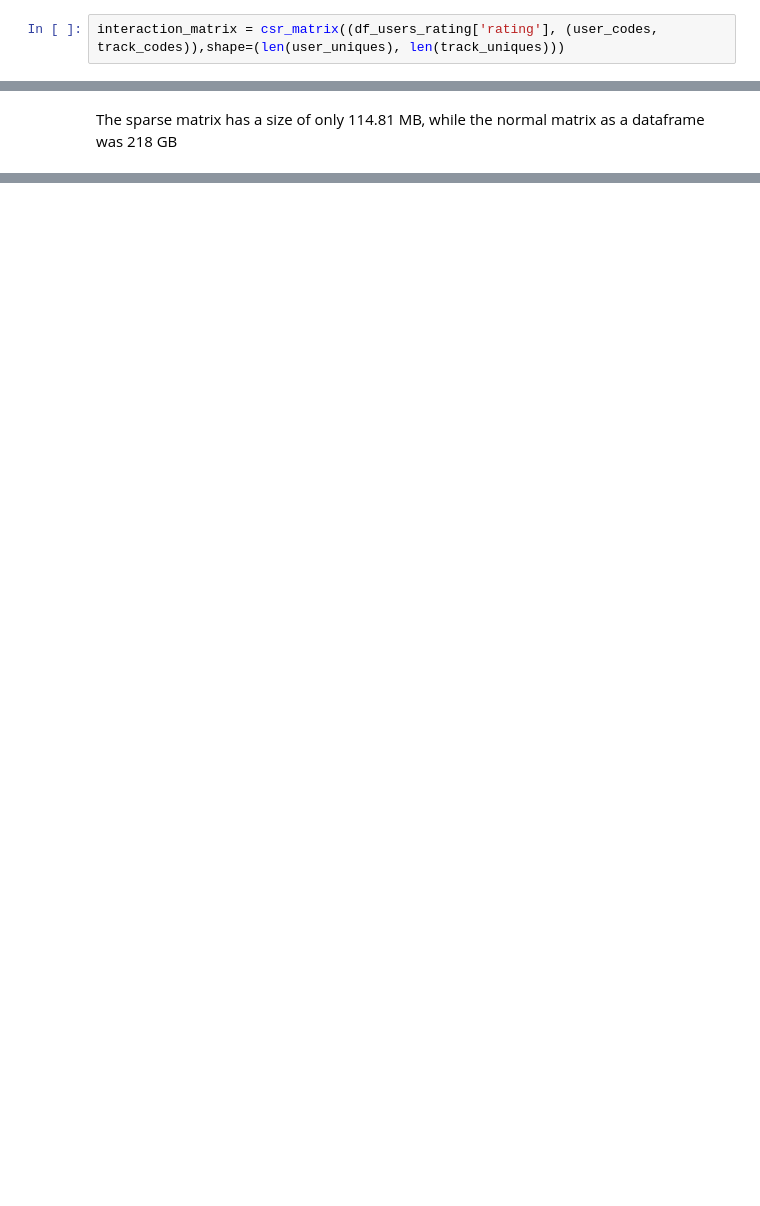
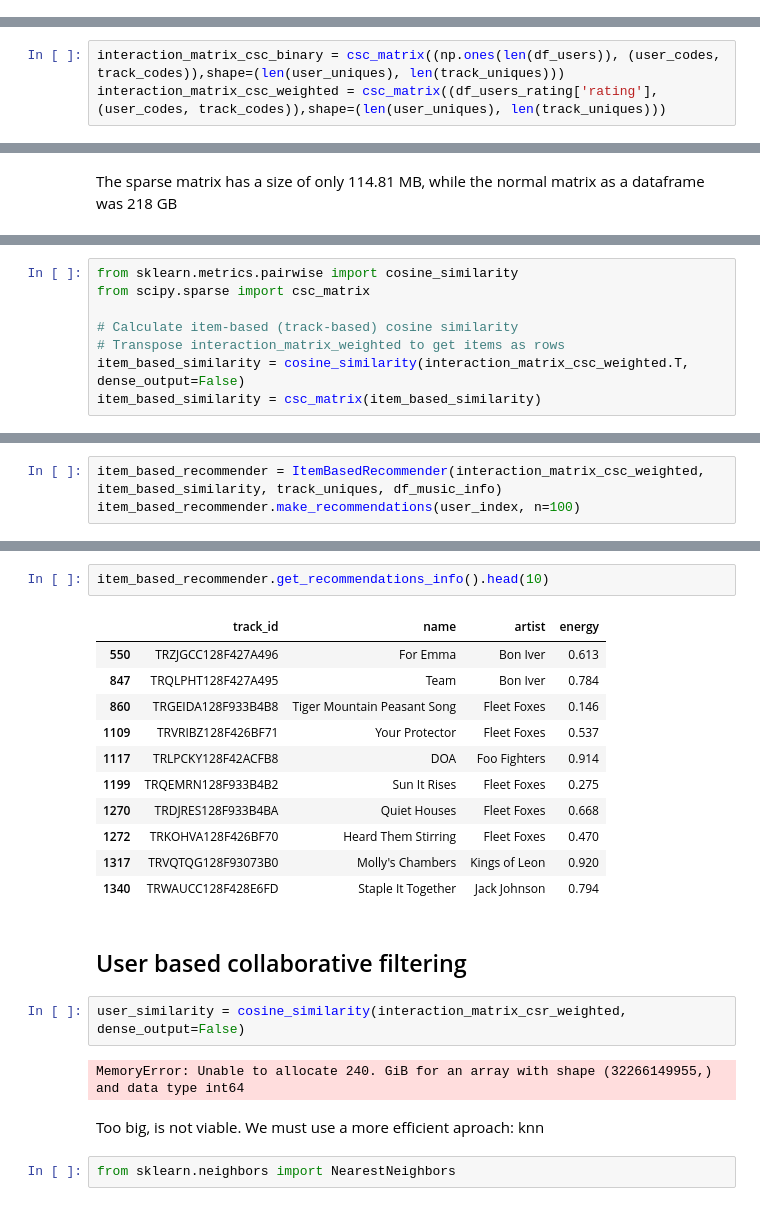
Before and after one commit to dahermar/TFM-Music-Recommendation-System, a Jupyter notebook: System/collaborative_filtering.ipynb, the cells around one changed output, grey strips where cells are left out. Cells and saved outputs as stored; diff of their text form; blank space fills up the shorter version.

Commit message:
Item and user based collaborative filtering

```diff
--- a/System/collaborative_filtering.ipynb
+++ b/System/collaborative_filtering.ipynb
@@ -153,2 +162,0 @@ We create the interaction matrix as a sparse csr matrix
-# %%
-interaction_matrix = csr_matrix((df_users_rating['rating'], (user_codes, track_codes)),shape=(len(user_uniques), len(track_uniques)))
@@ -154,0 +166,3 @@ interaction_matrix = csr_matrix((df_users_rating['rating'], (user_codes, track_c
+# %%
+interaction_matrix_csc_binary = csc_matrix((np.ones(len(df_users)), (user_codes, track_codes)),shape=(len(user_uniques), len(track_uniques)))
+interaction_matrix_csc_weighted = csc_matrix((df_users_rating['rating'], (user_codes, track_codes)),shape=(len(user_uniques), len(track_uniques)))
@@ -187,0 +239,8 @@ matrix([[0.        , 0.        , 0.        , 0.        , 0.        ,
+# %%
+from sklearn.metrics.pairwise import cosine_similarity
+from scipy.sparse import csc_matrix
+
+# Calculate item-based (track-based) cosine similarity
+# Transpose interaction_matrix_weighted to get items as rows
+item_based_similarity = cosine_similarity(interaction_matrix_csc_weighted.T, dense_output=False)
+item_based_similarity = csc_matrix(item_based_similarity)
@@ -187,0 +356,3 @@ matrix([[0.        , 0.        , 0.        , 0.        , 0.        ,
+# %%
+item_based_recommender = ItemBasedRecommender(interaction_matrix_csc_weighted, item_based_similarity, track_uniques, df_music_info)
+item_based_recommender.make_recommendations(user_index, n=100)
@@ -187,0 +377,24 @@ matrix([[0.        , 0.        , 0.        , 0.        , 0.        ,
+# %%
+item_based_recommender.get_recommendations_info().head(10)
+# %% [output]
+|  | track_id | name | artist | energy |
+| 550 | TRZJGCC128F427A496 | For Emma | Bon Iver | 0.613 |
+| 847 | TRQLPHT128F427A495 | Team | Bon Iver | 0.784 |
+| 860 | TRGEIDA128F933B4B8 | Tiger Mountain Peasant Song | Fleet Foxes | 0.146 |
+| 1109 | TRVRIBZ128F426BF71 | Your Protector | Fleet Foxes | 0.537 |
+| 1117 | TRLPCKY128F42ACFB8 | DOA | Foo Fighters | 0.914 |
+| 1199 | TRQEMRN128F933B4B2 | Sun It Rises | Fleet Foxes | 0.275 |
+| 1270 | TRDJRES128F933B4BA | Quiet Houses | Fleet Foxes | 0.668 |
+| 1272 | TRKOHVA128F426BF70 | Heard Them Stirring | Fleet Foxes | 0.470 |
+| 1317 | TRVQTQG128F93073B0 | Molly's Chambers | Kings of Leon | 0.920 |
+| 1340 | TRWAUCC128F428E6FD | Staple It Together | Jack Johnson | 0.794 |
+# %% [markdown]
+## User based collaborative filtering
+# %%
+user_similarity = cosine_similarity(interaction_matrix_csr_weighted, dense_output=False)
+# %% [output]
+MemoryError: Unable to allocate 240. GiB for an array with shape (32266149955,) and data type int64
+# %% [markdown]
+Too big, is not viable. We must use a more efficient aproach: knn
+# %%
+from sklearn.neighbors import NearestNeighbors
```
Also changed, not shown: parts of 37 cells of this notebook.
